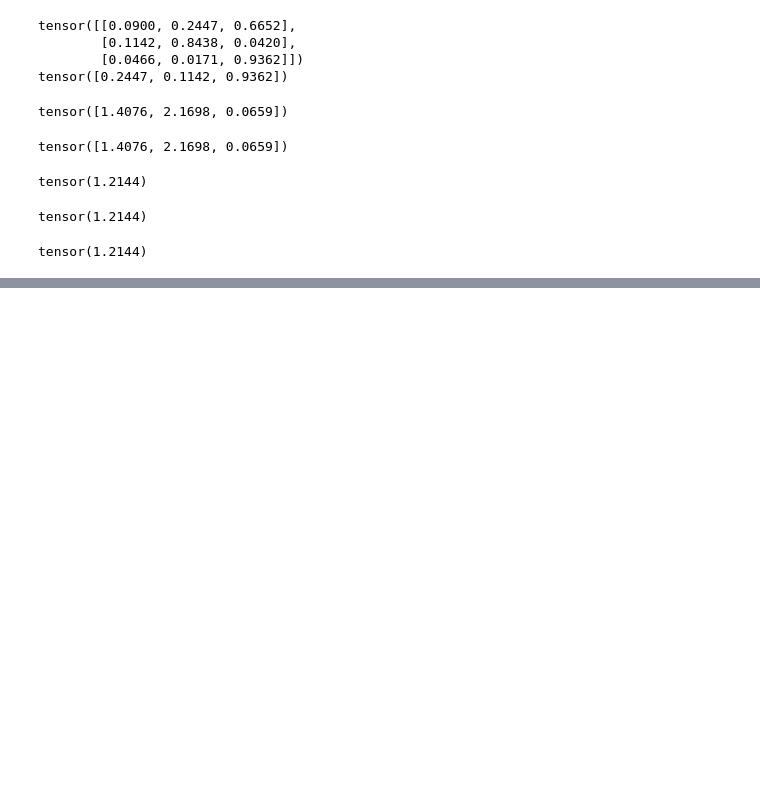
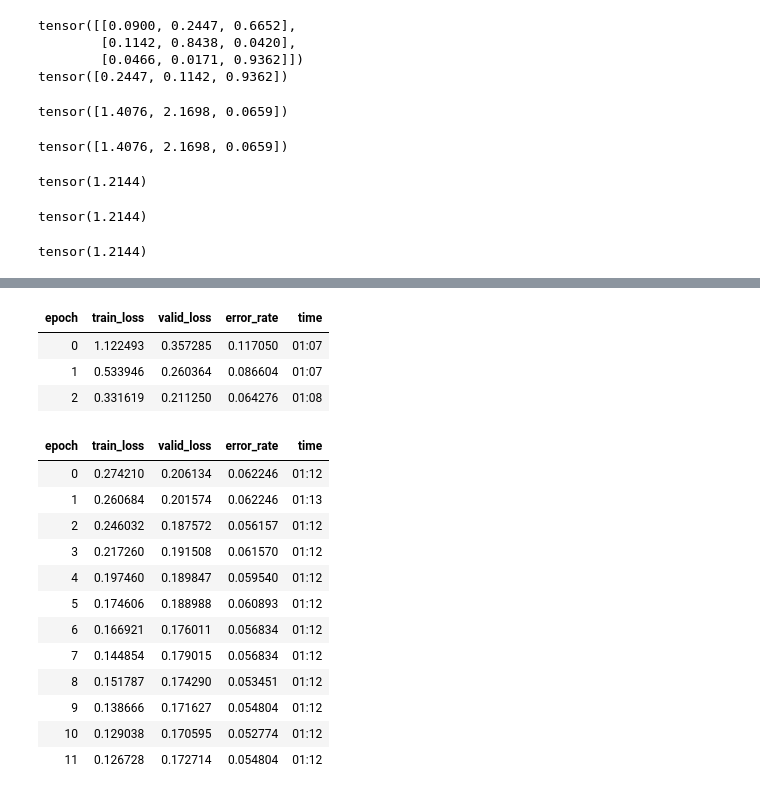
Before and after one commit to george-kan/fastai, a Jupyter notebook: Chapter5/Chapter_5_notes.ipynb, the cells around one changed output, grey strips where cells are left out. Saved outputs shown, nothing was run; the diff lists cells and outputs as text; code cells hidden in the pictures; blank space fills up the shorter version.

```diff
--- a/Chapter5/Chapter_5_notes.ipynb
+++ b/Chapter5/Chapter_5_notes.ipynb
@@ -191,0 +195,23 @@ learn.fine_tune(2, base_lr = lr_steep)
+# %%
+learn = cnn_learner(dls, resnet34, metrics = error_rate)
+learn.fit_one_cycle(3, 3e-3) #Train the new layer for 3 epochs
+learn.unfreeze() #Unfreeze also the previous layers
+learn.fit_one_cycle(12, lr_max = slice(1e-6, 1e-4)) #train the whole model for 12 epochs with varying learning rate
+# %% [output]
+| epoch | train_loss | valid_loss | error_rate | time |
+| 0 | 1.122493 | 0.357285 | 0.117050 | 01:07 |
+| 1 | 0.533946 | 0.260364 | 0.086604 | 01:07 |
+| 2 | 0.331619 | 0.211250 | 0.064276 | 01:08 |
+| epoch | train_loss | valid_loss | error_rate | time |
+| 0 | 0.274210 | 0.206134 | 0.062246 | 01:12 |
+| 1 | 0.260684 | 0.201574 | 0.062246 | 01:13 |
+| 2 | 0.246032 | 0.187572 | 0.056157 | 01:12 |
+| 3 | 0.217260 | 0.191508 | 0.061570 | 01:12 |
+| 4 | 0.197460 | 0.189847 | 0.059540 | 01:12 |
+| 5 | 0.174606 | 0.188988 | 0.060893 | 01:12 |
+| 6 | 0.166921 | 0.176011 | 0.056834 | 01:12 |
+| 7 | 0.144854 | 0.179015 | 0.056834 | 01:12 |
+| 8 | 0.151787 | 0.174290 | 0.053451 | 01:12 |
+| 9 | 0.138666 | 0.171627 | 0.054804 | 01:12 |
+| 10 | 0.129038 | 0.170595 | 0.052774 | 01:12 |
+| 11 | 0.126728 | 0.172714 | 0.054804 | 01:12 |
```
Also changed, not shown: parts of 16 cells of this notebook.
